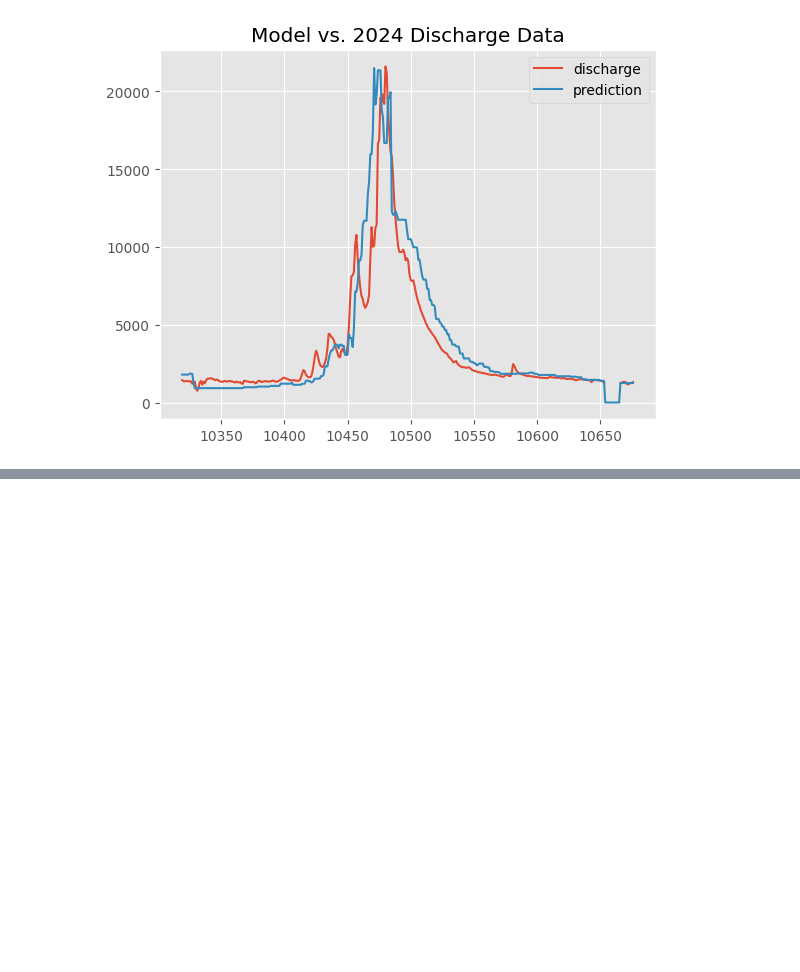
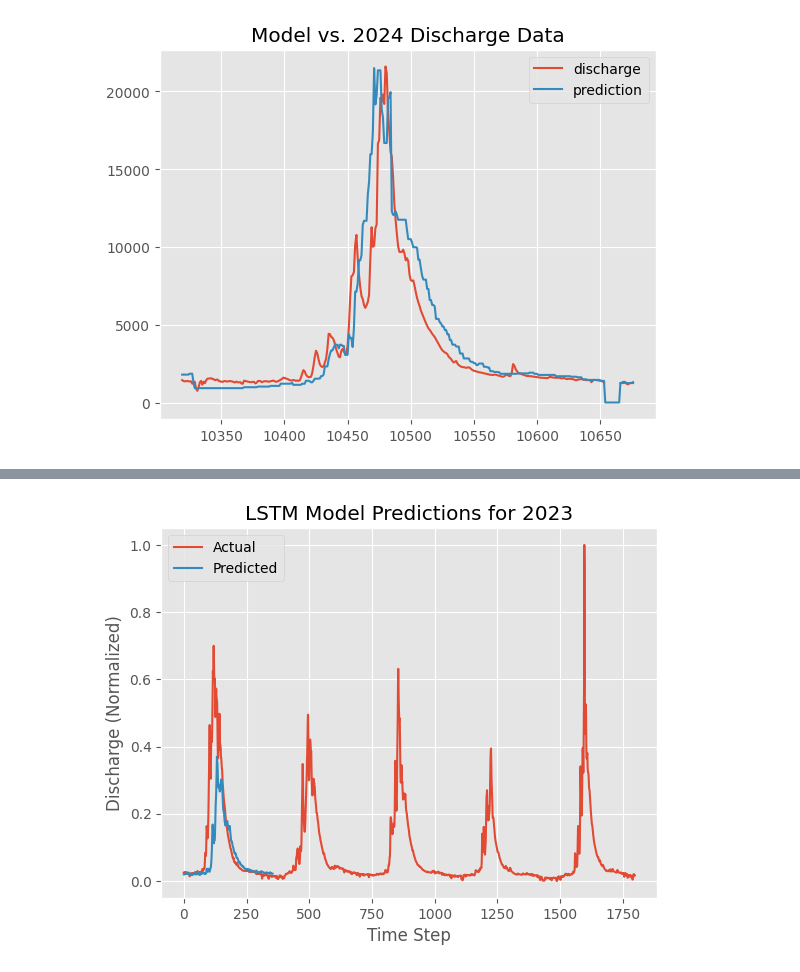
Before and after one commit to drpafowler/SpringRiver, a Jupyter notebook: eda_yellowstone_stream_snow_wx.ipynb, the cells around one changed output, grey strips where cells are left out. Cells and saved outputs as stored; diff of their text form; code cells hidden in the pictures; blank space fills up the shorter version.

Commit message:
LSTM model

```diff
--- a/eda_yellowstone_stream_snow_wx.ipynb
+++ b/eda_yellowstone_stream_snow_wx.ipynb
@@ -698,0 +814,11 @@ Text(0.5, 1.0, 'Model vs. 2024 Discharge Data')
+# %%
+# plot the y_pred and y_test
+plt.plot(y_test, label='Actual')
+plt.plot(y_pred, label='Predicted')
+plt.legend()
+plt.title('LSTM Model Predictions for 2023')
+plt.xlabel('Time Step')
+plt.ylabel('Discharge (Normalized)')
+plt.show()
+# %% [output]
+[figure, added]
```
Also changed, not shown: parts of 8 cells of this notebook.
